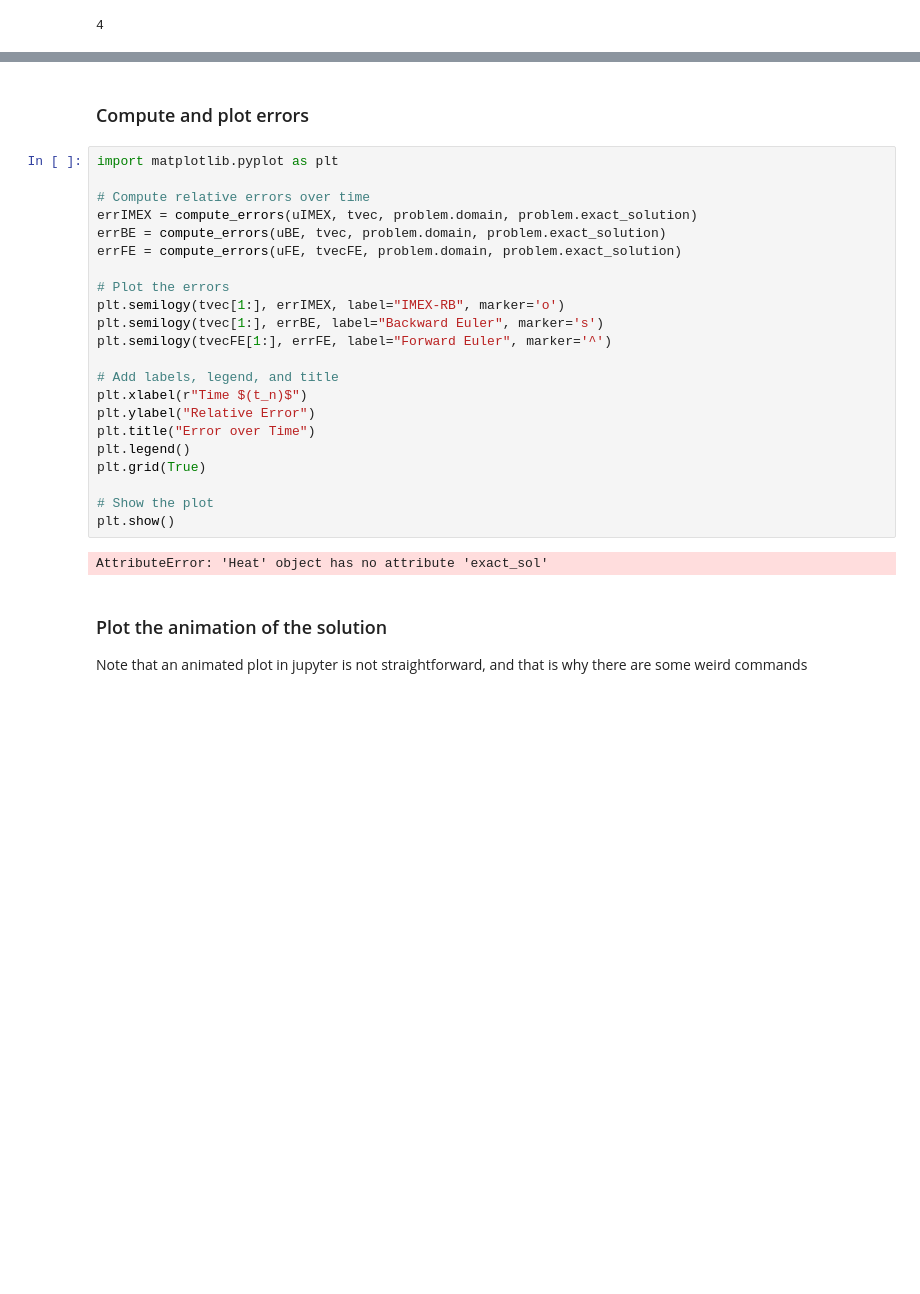
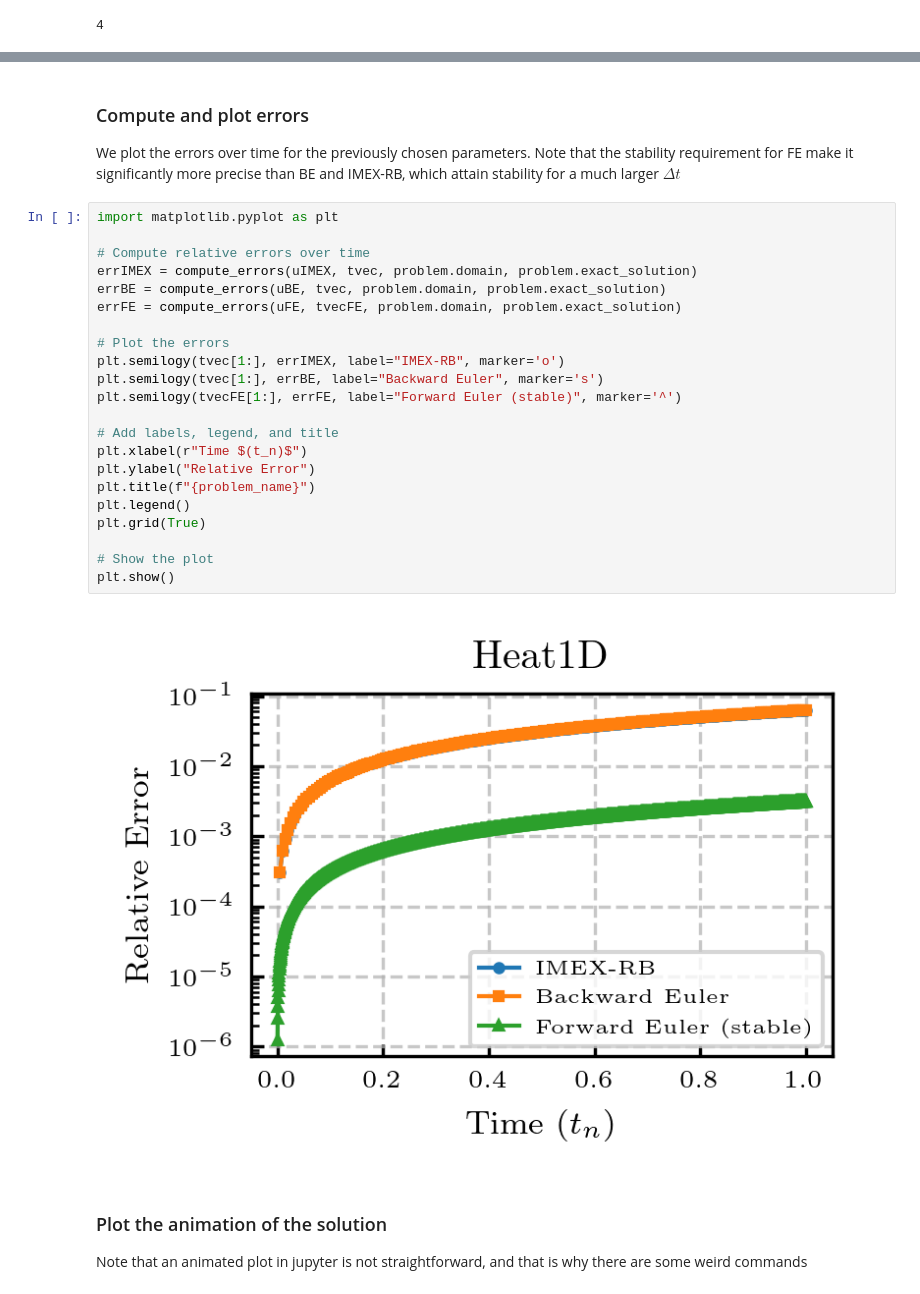
Before and after one commit to Fra-Sala/IMEX-RB, a Jupyter notebook: tutorials/heat1D.ipynb, the cells around one changed output, grey strips where cells are left out. Cells and saved outputs as stored; diff of their text form; blank space fills up the shorter version.

```diff
--- a/tutorials/heat1D.ipynb
+++ b/tutorials/heat1D.ipynb
@@ -138,29 +142,30 @@ array([[0.00000000e+00, 0.00000000e+00, 0.00000000e+00, ...,
-# %% [markdown]
-### Compute and plot errors
+# %% [markdown]
+### Compute and plot errors
+We plot the errors over time for the previously chosen parameters. Note that the stability requirement for FE make it significantly more precise than BE and IMEX-RB, which attain stability for a much larger $\Delta t$
 # %%
 import matplotlib.pyplot as plt
 
 # Compute relative errors over time
 errIMEX = compute_errors(uIMEX, tvec, problem.domain, problem.exact_solution)
 errBE = compute_errors(uBE, tvec, problem.domain, problem.exact_solution)
 errFE = compute_errors(uFE, tvecFE, problem.domain, problem.exact_solution)
 
 # Plot the errors
 plt.semilogy(tvec[1:], errIMEX, label="IMEX-RB", marker='o')
 plt.semilogy(tvec[1:], errBE, label="Backward Euler", marker='s')
-plt.semilogy(tvecFE[1:], errFE, label="Forward Euler", marker='^')
+plt.semilogy(tvecFE[1:], errFE, label="Forward Euler (stable)", marker='^')
 
 # Add labels, legend, and title
 plt.xlabel(r"Time $(t_n)$")
 plt.ylabel("Relative Error")
-plt.title("Error over Time")
+plt.title(f"{problem_name}")
 plt.legend()
 plt.grid(True)
 
 # Show the plot
 plt.show()
 # %% [output]
-AttributeError: 'Heat' object has no attribute 'exact_sol'
+[figure, added]
 # %% [markdown]
 ### Plot the animation of the solution
 Note that an animated plot in jupyter is not straightforward, and that is why there are some weird commands
```
Also changed, not shown: parts of 9 cells of this notebook, 1 other file.
